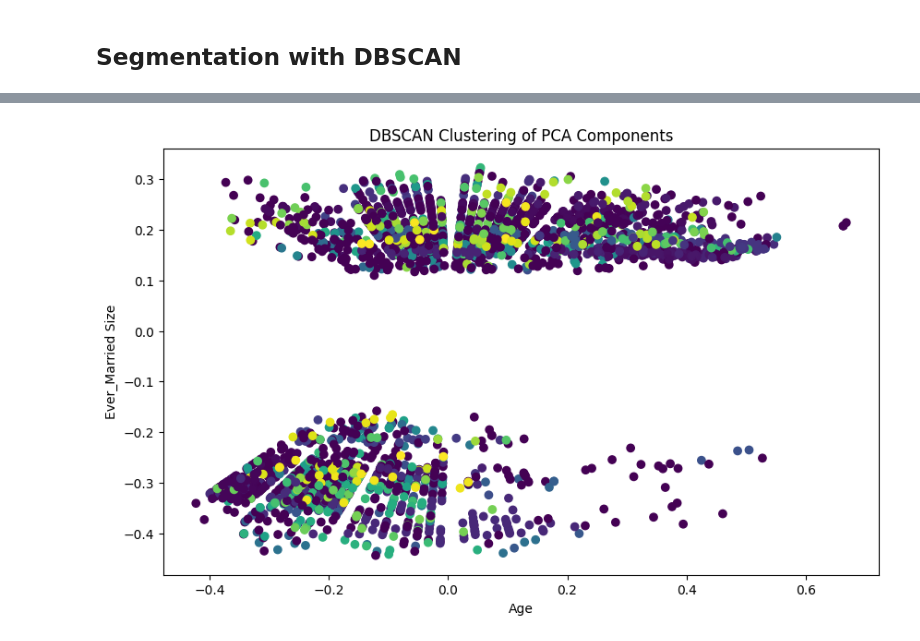
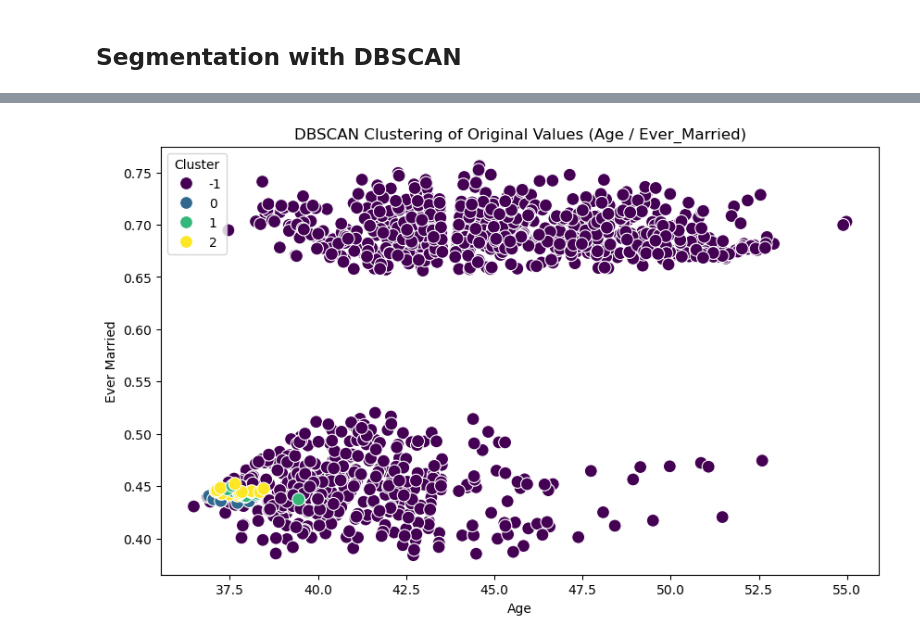
Before and after one commit to PapaProvnik/customer_segmentation, a Jupyter notebook: dbscan.ipynb, the cells around one changed output, grey strips where cells are left out. Drawn from its saved outputs; the diff is of its cells as text; code cells hidden in the pictures.

```diff
--- a/dbscan.ipynb
+++ b/dbscan.ipynb
@@ -84,0 +119,7 @@ np.int64(270)
+# %%
+# Reverse normalization
+scaler_original = StandardScaler()
+scaler_original.fit(df_data[['Age', 'Family_Size']])
+original_data_age_family_size = scaler_original.inverse_transform(data_normalised[['Age', 'Family_Size']])
+df_original_age_family_size = pd.DataFrame(original_data_age_family_size, columns=['Age', 'Family_Size'])
+df_original_age_family_size['Cluster'] = data_normalised['Cluster']
@@ -84,0 +158,5 @@ np.int64(270)
+# %%
+biggest_cluster = data_normalised['Cluster'].mode()[0]
+print(f"Biggest cluster is cluster {biggest_cluster}")
+
+data_normalised['Cluster'].max()
@@ -85,2 +166,7 @@ np.int64(270)
+# %%
+scaler_original.fit(df_data[['Age', 'Ever_Married']])
+original_data_age_ever_married = scaler_original.inverse_transform(data_normalised[['Age', 'Ever_Married']])
+df_original_age_ever_married = pd.DataFrame(original_data_age_ever_married, columns=['Age', 'Ever_Married'])
+df_original_age_ever_married['Cluster'] = data_normalised['Cluster']
 # %%
 plt.figure(figsize=(10, 6))
@@ -94,9 +180,20 @@ plt.show()
+# %%
+# Reduce the number of points from the biggest cluster for better visualization
+biggest_cluster_points_ever_married = df_original_age_ever_married[df_original_age_ever_married['Cluster'] == biggest_cluster]
+other_clusters_points_ever_married = df_original_age_ever_married[df_original_age_ever_married['Cluster'] != biggest_cluster]
+
+# Sample points from the biggest cluster to reduce overlap (e.g., take 50% of the points)
+sampled_biggest_cluster_points_ever_married = biggest_cluster_points_ever_married.sample(frac=0.5, random_state=42)
+
+# Combine sampled points with other clusters' points
+reduced_df_original_age_ever_married = pd.concat([sampled_biggest_cluster_points_ever_married, other_clusters_points_ever_married])
 # %%
 plt.figure(figsize=(10, 6))
-plt.scatter(data_normalised['Age'], data_normalised['Ever_Married'], c=data_normalised['Cluster'], cmap='viridis')
-plt.title('DBSCAN Clustering of PCA Components')
+sns.scatterplot(x=reduced_df_original_age_ever_married['Age'], y=reduced_df_original_age_ever_married['Ever_Married'], hue=reduced_df_original_age_ever_married['Cluster'], palette='viridis', s=100)
+plt.title('DBSCAN Clustering of Original Values (Age / Ever_Married)')
 plt.xlabel('Age')
-plt.ylabel('Ever_Married Size')
+plt.ylabel('Ever Married')
+plt.legend(title='Cluster')
 plt.show()
 # %% [output]
-[figure, old version]
+[figure, new version]
```
Also changed, not shown: parts of 18 cells of this notebook.
